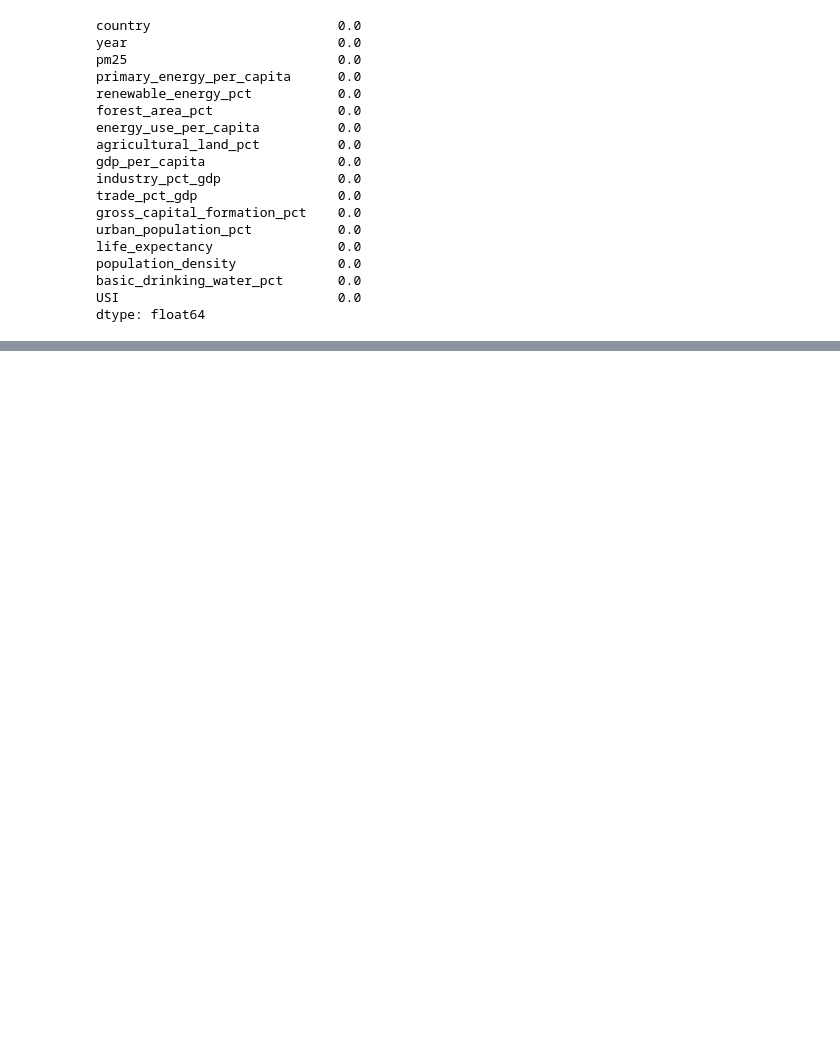
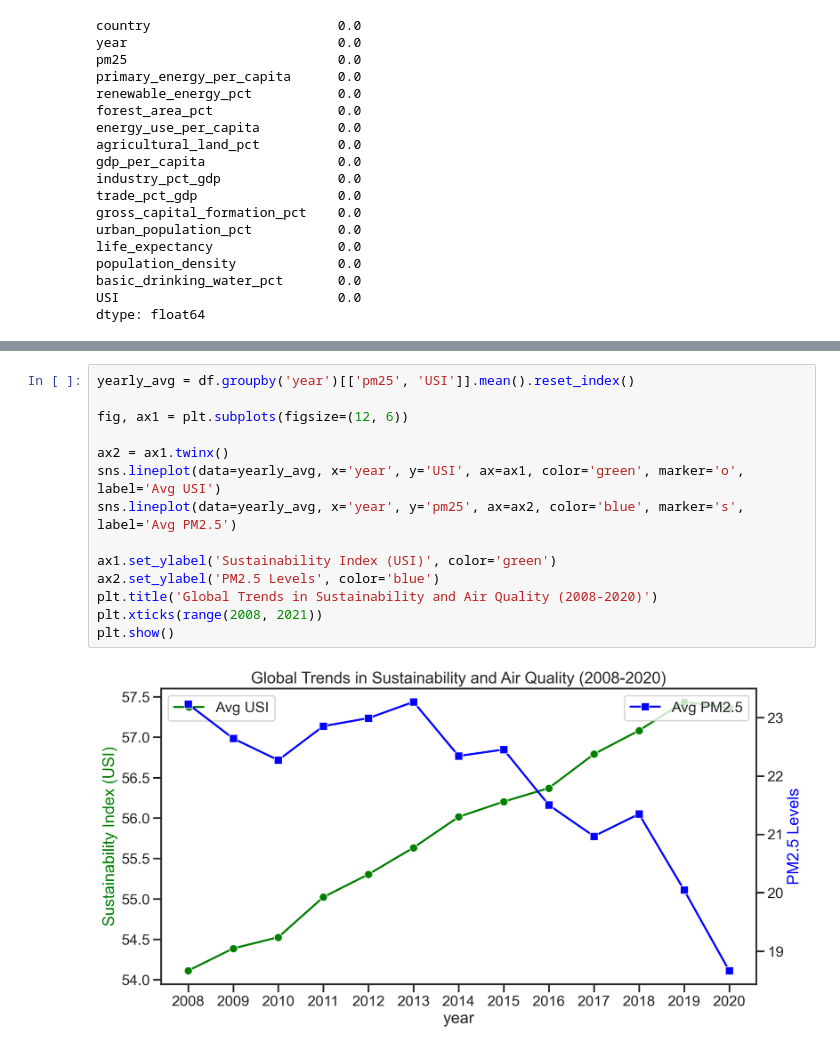
Before and after one commit to chrislowzhengxi/intro-ml, a Jupyter notebook: project/code.ipynb, the cells around one changed output, grey strips where cells are left out. Saved outputs shown, nothing was run; the diff lists cells and outputs as text; blank space fills up the shorter version.

```diff
--- a/project/code.ipynb
+++ b/project/code.ipynb
@@ -224,0 +337,16 @@ dtype: float64
+# %%
+yearly_avg = df.groupby('year')[['pm25', 'USI']].mean().reset_index()
+
+fig, ax1 = plt.subplots(figsize=(12, 6))
+
+ax2 = ax1.twinx()
+sns.lineplot(data=yearly_avg, x='year', y='USI', ax=ax1, color='green', marker='o', label='Avg USI')
+sns.lineplot(data=yearly_avg, x='year', y='pm25', ax=ax2, color='blue', marker='s', label='Avg PM2.5')
+
+ax1.set_ylabel('Sustainability Index (USI)', color='green')
+ax2.set_ylabel('PM2.5 Levels', color='blue')
+plt.title('Global Trends in Sustainability and Air Quality (2008-2020)')
+plt.xticks(range(2008, 2021))
+plt.show()
+# %% [output]
+[figure, added]
```
Also changed, not shown: parts of 20 cells of this notebook, 6 other files.
